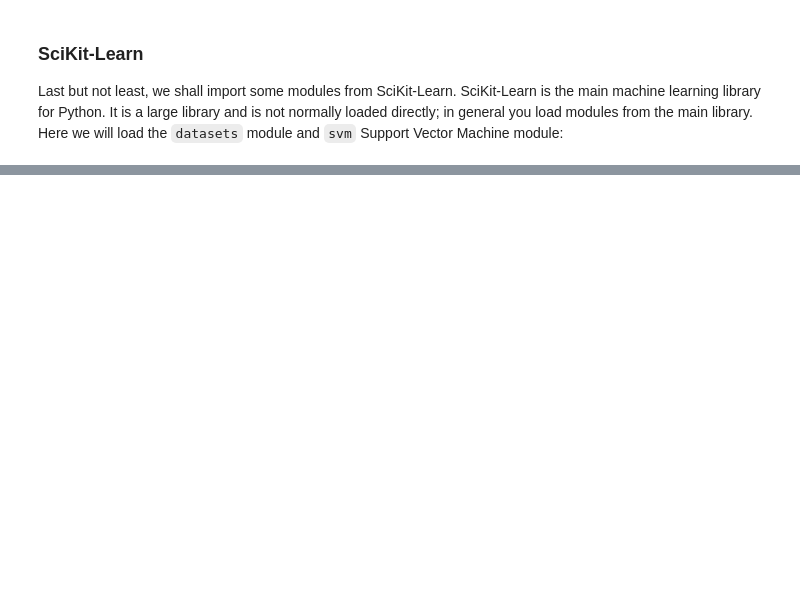
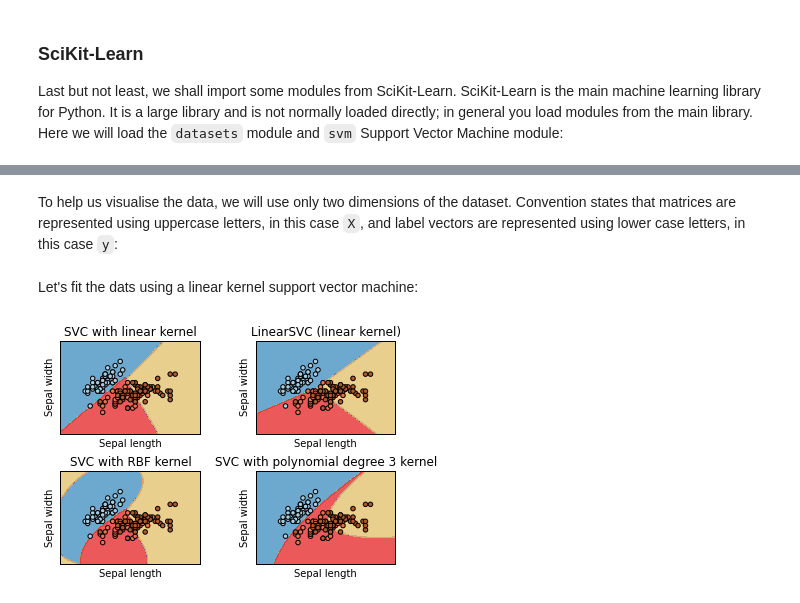
Before and after one commit to afcarl/Machine-Learning-for-Health-Informatics, a Jupyter notebook: Week1.ipynb, the cells around one changed output, grey strips where cells are left out. Cells and saved outputs as stored; diff of their text form; code cells hidden in the pictures; blank space fills up the shorter version.

```diff
--- a/Week1.ipynb
+++ b/Week1.ipynb
@@ -41,0 +245,9 @@ plt.plot(n)
+# %%
+iris = datasets.load_iris()
+# %% [markdown]
+To help us visualise the data, we will use only two dimensions of the dataset. Convention states that matrices are represented using uppercase letters, in this case `X`, and label vectors are represented using lower case letters, in this case `y`:
+# %%
+X = iris.data[:, :2]
+y = iris.target
+# %% [markdown]
+Let's fit the dats using a linear kernel support vector machine:
@@ -41,0 +256,43 @@ plt.plot(n)
+# %%
+h = .02
+C = 1.0
+svc = svm.SVC(kernel='linear', C=C).fit(X, y)
+rbf_svc = svm.SVC(kernel='rbf', gamma=0.7, C=C).fit(X, y)
+poly_svc = svm.SVC(kernel='poly', degree=3, C=C).fit(X, y)
+lin_svc = svm.LinearSVC(C=C).fit(X, y)
+
+# create a mesh to plot in
+x_min, x_max = X[:, 0].min() - 1, X[:, 0].max() + 1
+y_min, y_max = X[:, 1].min() - 1, X[:, 1].max() + 1
+xx, yy = np.meshgrid(np.arange(x_min, x_max, h),
+                     np.arange(y_min, y_max, h))
+
+titles = ['SVC with linear kernel',
+          'LinearSVC (linear kernel)',
+          'SVC with RBF kernel',
+          'SVC with polynomial degree 3 kernel']
+
+
+for i, clf in enumerate((svc, lin_svc, rbf_svc, poly_svc)):
+    plt.subplot(2, 2, i + 1)
+    plt.subplots_adjust(wspace=0.4, hspace=0.4)
+
+    Z = clf.predict(np.c_[xx.ravel(), yy.ravel()])
+
+    # Put the result into a color plot
+    Z = Z.reshape(xx.shape)
+    plt.contourf(xx, yy, Z, cmap=plt.cm.Paired, alpha=0.8)
+
+    # Plot also the training points
+    plt.scatter(X[:, 0], X[:, 1], c=y, cmap=plt.cm.Paired)
+    plt.xlabel('Sepal length')
+    plt.ylabel('Sepal width')
+    plt.xlim(xx.min(), xx.max())
+    plt.ylim(yy.min(), yy.max())
+    plt.xticks(())
+    plt.yticks(())
+    plt.title(titles[i])
+
+plt.show()
+# %% [output]
+[figure, added]
```
Also changed, not shown: parts of 51 cells of this notebook.
